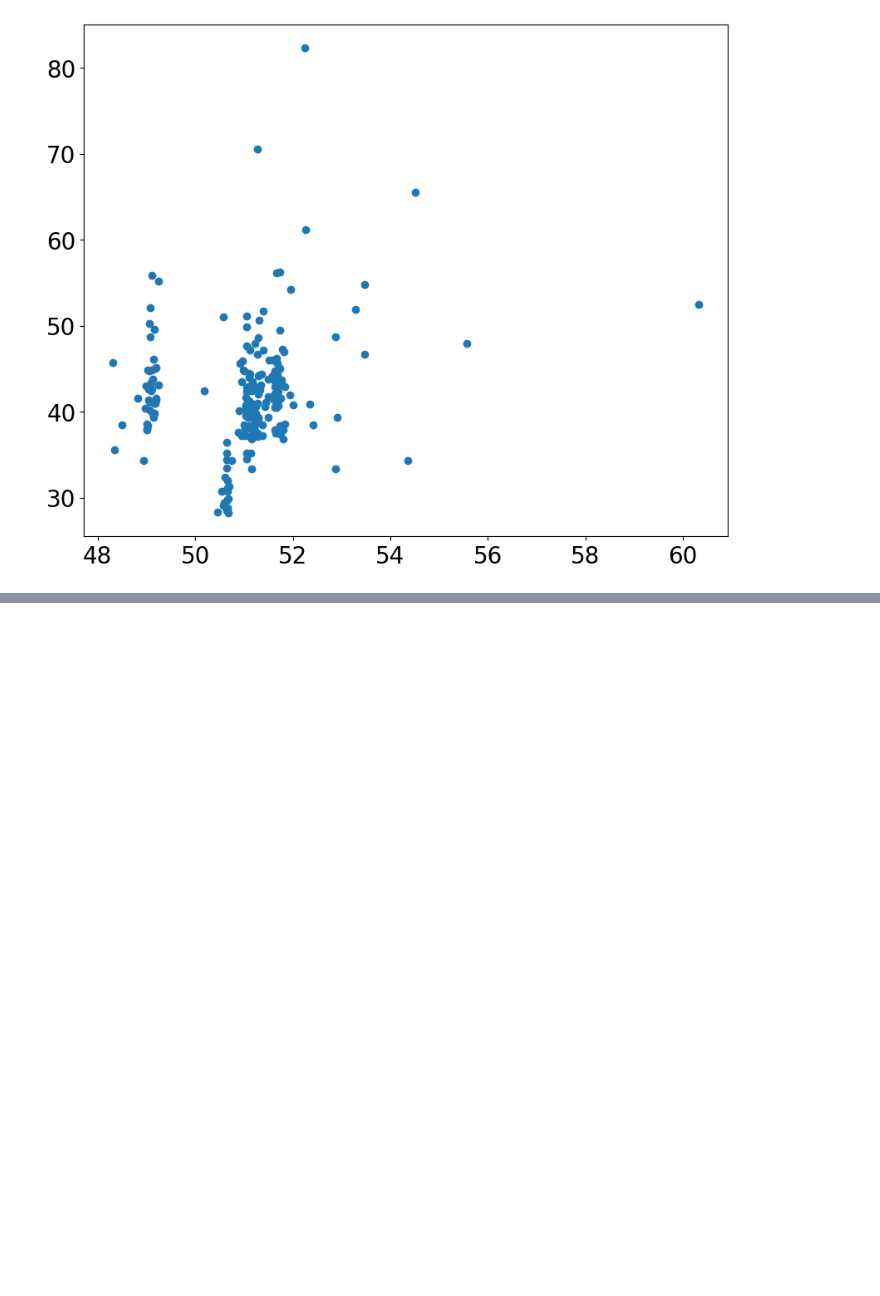
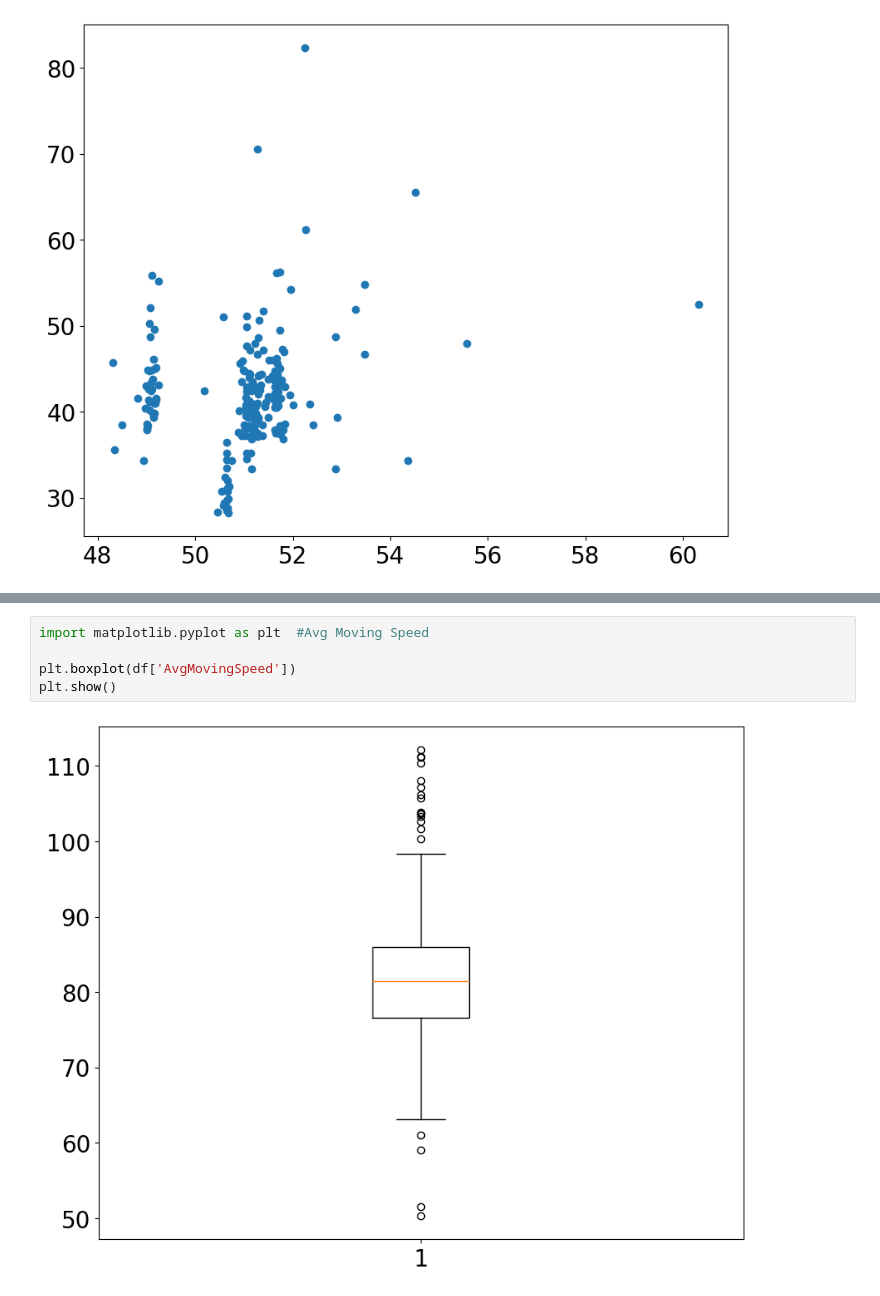
Before and after one commit to mcc2415-commits/BTE320, a Jupyter notebook: pandas.ipynb, the cells around one changed output, grey strips where cells are left out. Saved outputs shown, nothing was run; the diff lists cells and outputs as text; blank space fills up the shorter version.

```diff
--- a/pandas.ipynb
+++ b/pandas.ipynb
@@ -132,3 +132,10 @@ plt.boxplot(df['AvgSpeed'])
 plt.show()
 # %% [output]
 [figure]
+# %%
+import matplotlib.pyplot as plt  #Avg Moving Speed
+
+plt.boxplot(df['AvgMovingSpeed'])
+plt.show()
+# %% [output]
+[figure, added]
```
Also changed, not shown: parts of 1 cell of this notebook.
